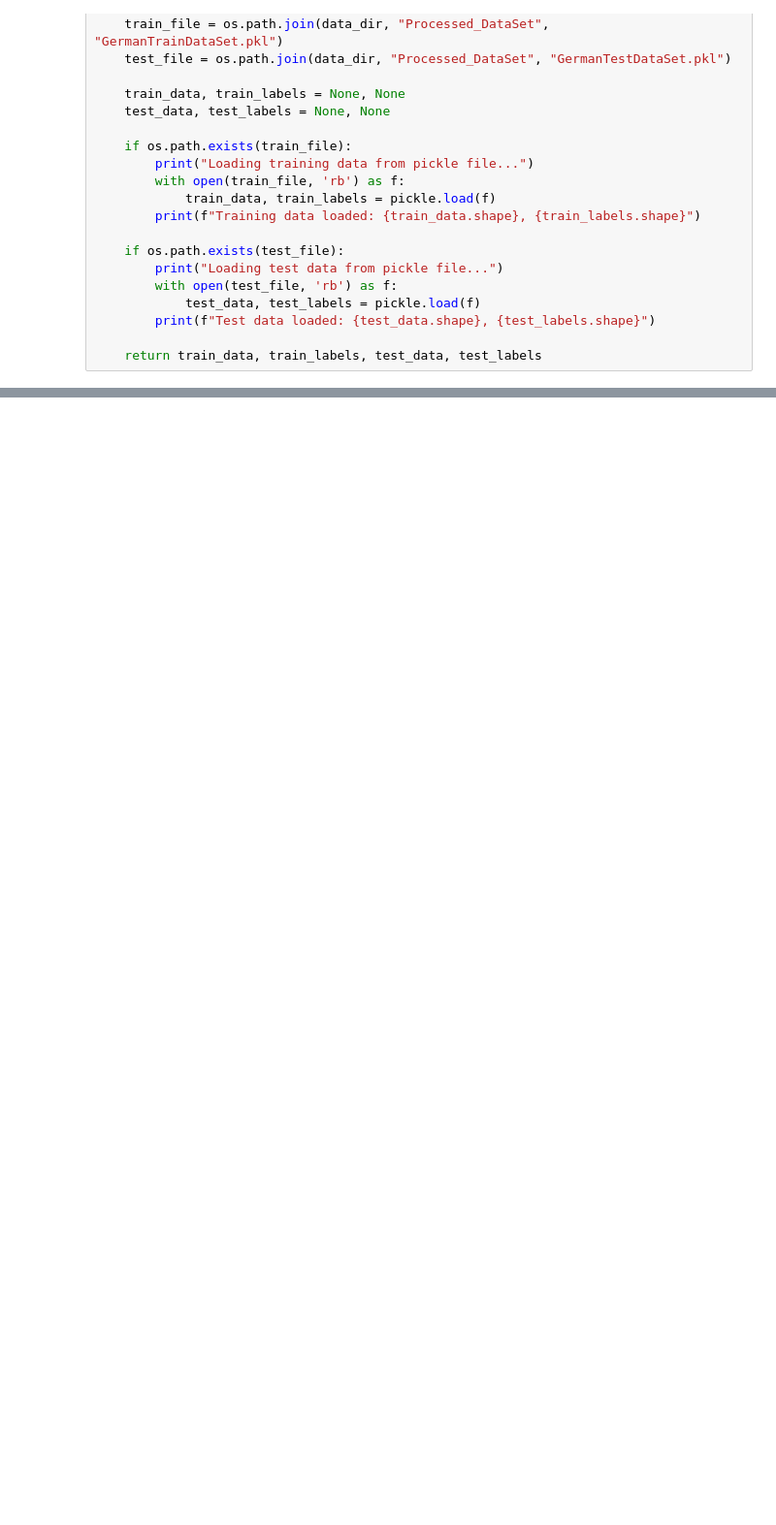
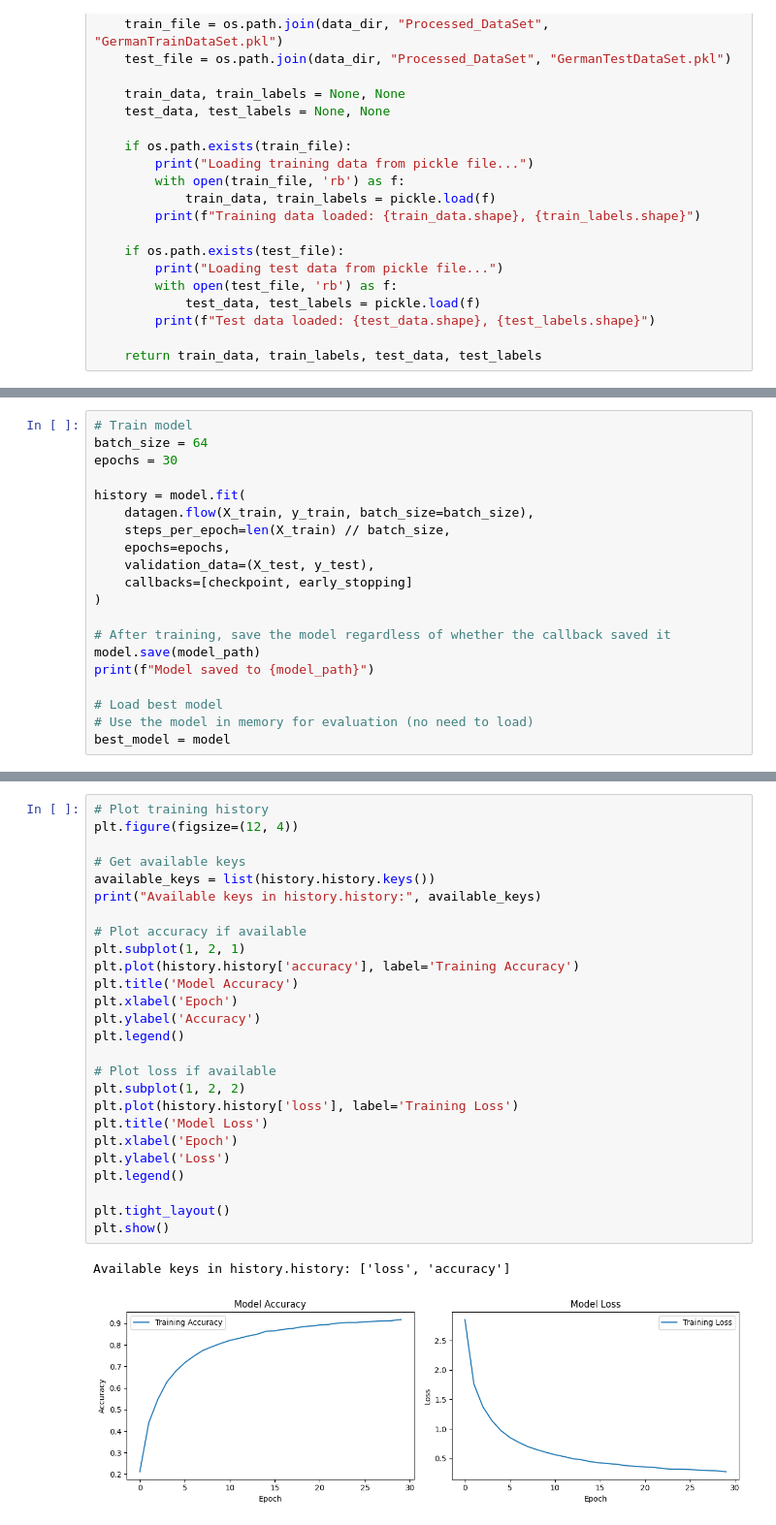
Before and after one commit to TarekEmad120/ADAS-System-prototype, a Jupyter notebook: Traffic_Recognition/LeNet5_traffic_recognition.ipynb, the cells around one changed output, grey strips where cells are left out. Shown: that part at 97% size. Saved outputs shown, nothing was run; the diff lists cells and outputs as text; blank space fills up the shorter version.

```diff
--- a/Traffic_Recognition/LeNet5_traffic_recognition.ipynb
+++ b/Traffic_Recognition/LeNet5_traffic_recognition.ipynb
@@ -284,0 +394,20 @@ trained_model.save("traffic_sign_lenet5_model.h5")
+# %%
+# Train model
+batch_size = 64
+epochs = 30
+
+history = model.fit(
+    datagen.flow(X_train, y_train, batch_size=batch_size),
+    steps_per_epoch=len(X_train) // batch_size,
+    epochs=epochs,
+    validation_data=(X_test, y_test),
+    callbacks=[checkpoint, early_stopping]
+)
+
+# After training, save the model regardless of whether the callback saved it
+model.save(model_path)
+print(f"Model saved to {model_path}")
+
+# Load best model
+# Use the model in memory for evaluation (no need to load)
+best_model = model
@@ -284,0 +437,29 @@ trained_model.save("traffic_sign_lenet5_model.h5")
+# %%
+# Plot training history
+plt.figure(figsize=(12, 4))
+
+# Get available keys
+available_keys = list(history.history.keys())
+print("Available keys in history.history:", available_keys)
+
+# Plot accuracy if available
+plt.subplot(1, 2, 1)
+plt.plot(history.history['accuracy'], label='Training Accuracy')
+plt.title('Model Accuracy')
+plt.xlabel('Epoch')
+plt.ylabel('Accuracy')
+plt.legend()
+
+# Plot loss if available
+plt.subplot(1, 2, 2)
+plt.plot(history.history['loss'], label='Training Loss')
+plt.title('Model Loss')
+plt.xlabel('Epoch')
+plt.ylabel('Loss')
+plt.legend()
+
+plt.tight_layout()
+plt.show()
+# %% [output]
+Available keys in history.history: ['loss', 'accuracy']
+[figure, added]
```
Also changed, not shown: parts of 15 cells of this notebook, 4 other files.
